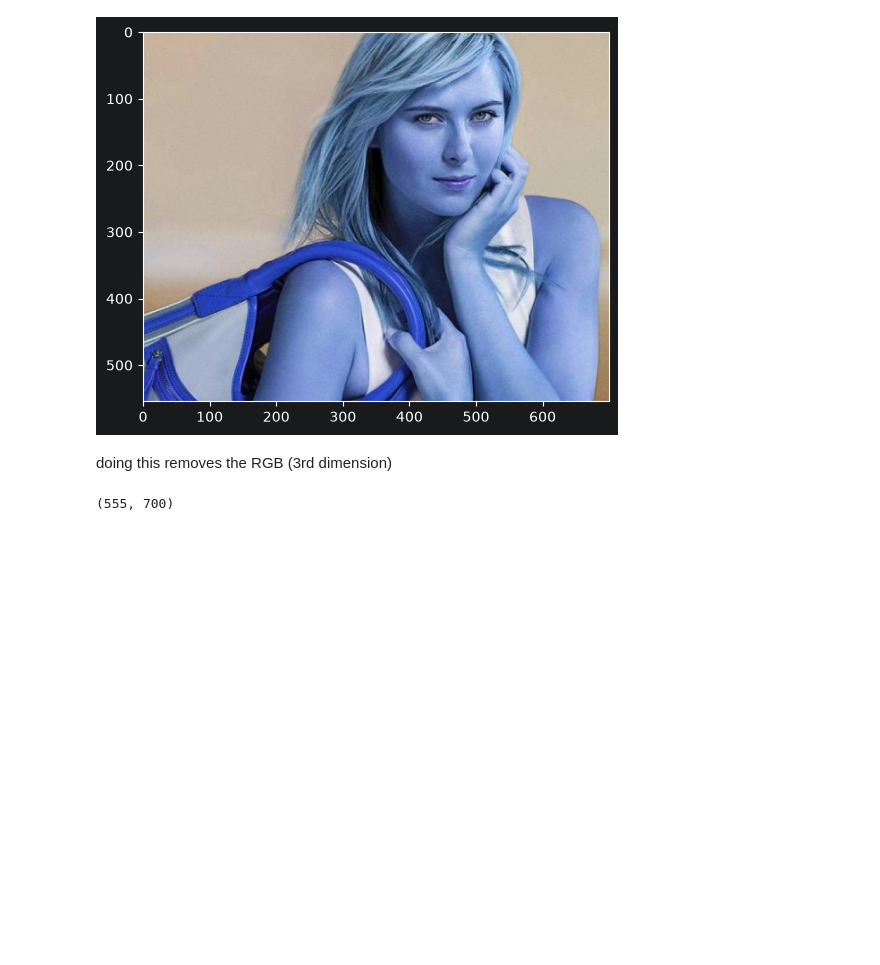
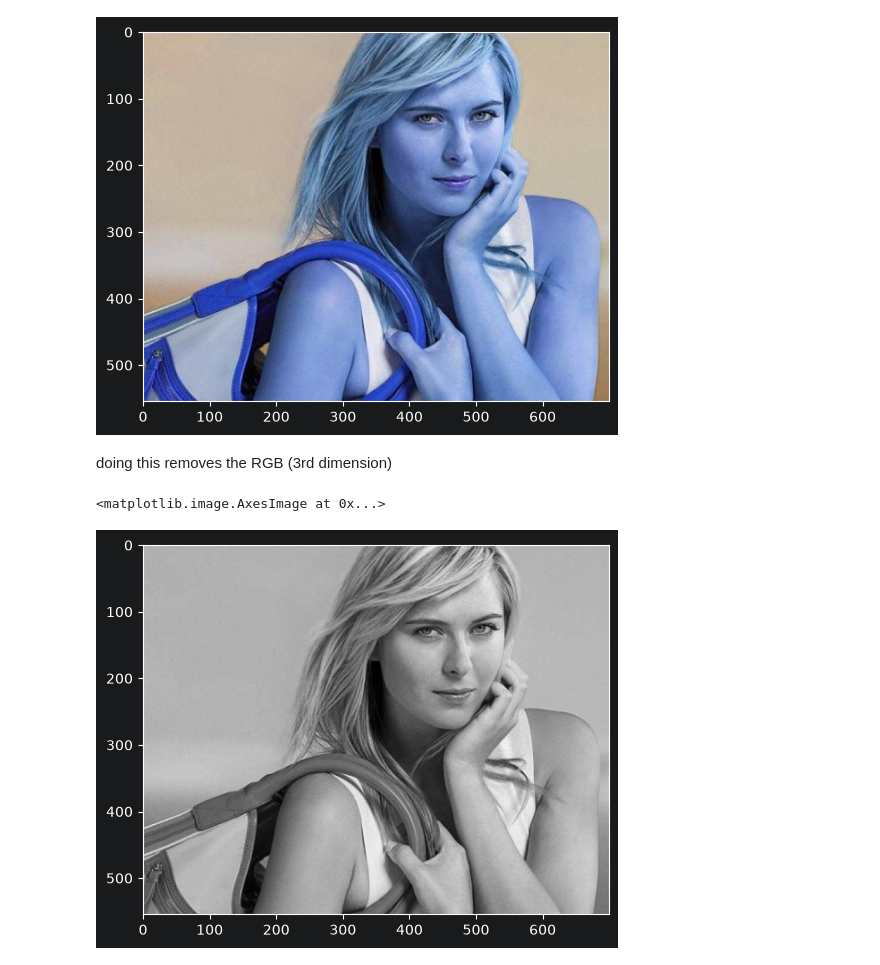
Before and after one commit to Aruunprakash/Image-Classification, a Jupyter notebook: model/class_model.ipynb, the cells around one changed output. Saved outputs shown, nothing was run; the diff lists cells and outputs as text; code cells hidden in the pictures; blank space fills up the shorter version.

```diff
--- a/model/class_model.ipynb
+++ b/model/class_model.ipynb
@@ -17,6 +17,7 @@ plt.imshow(img)
 doing this removes the RGB (3rd dimension)
 # %%
 gray = cv2.cvtColor(img, cv2.COLOR_BGR2GRAY)
-gray.shape
+plt.imshow(gray,cmap='gray')
 # %% [output]
-(555, 700)
+<matplotlib.image.AxesImage at 0x...>
+[figure, added]
```
